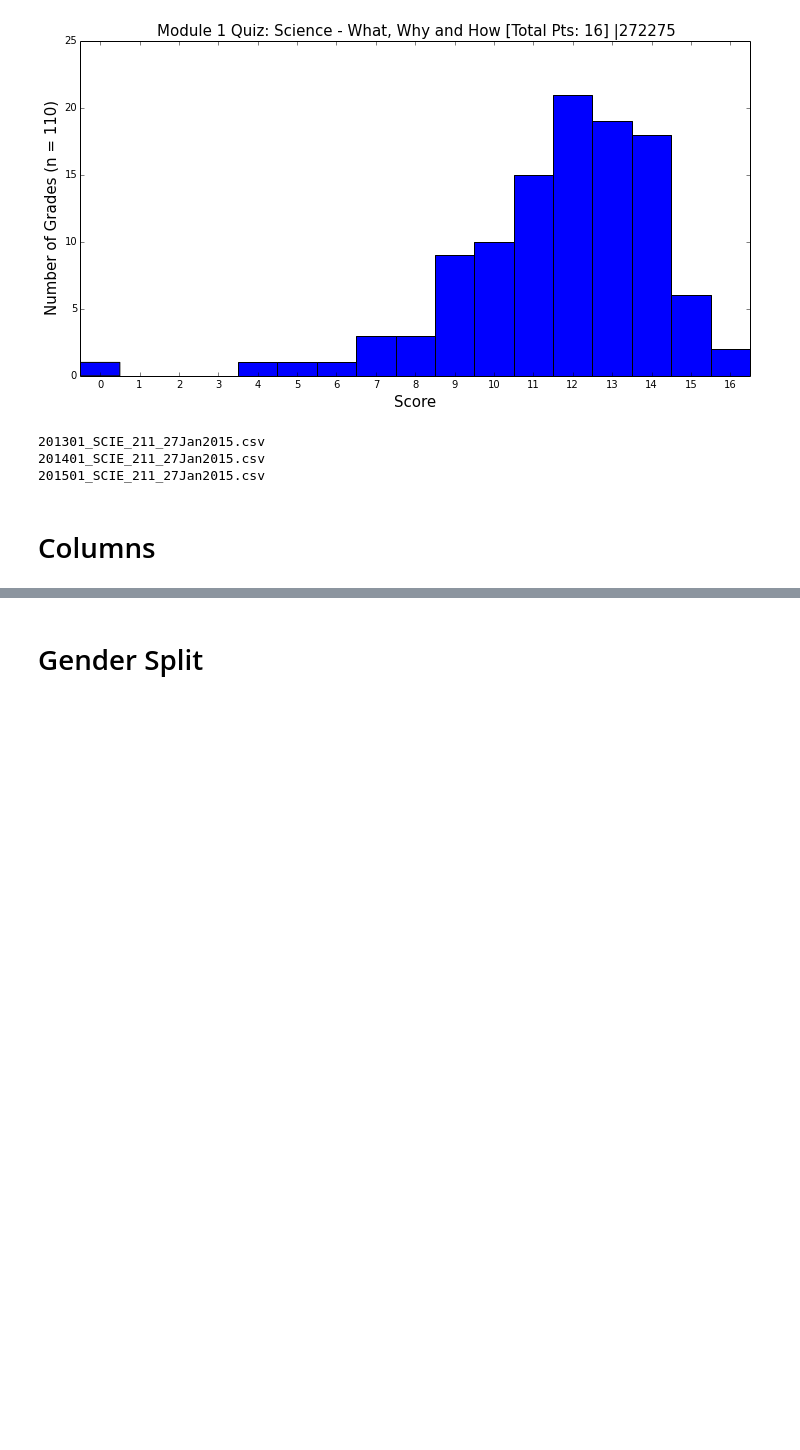
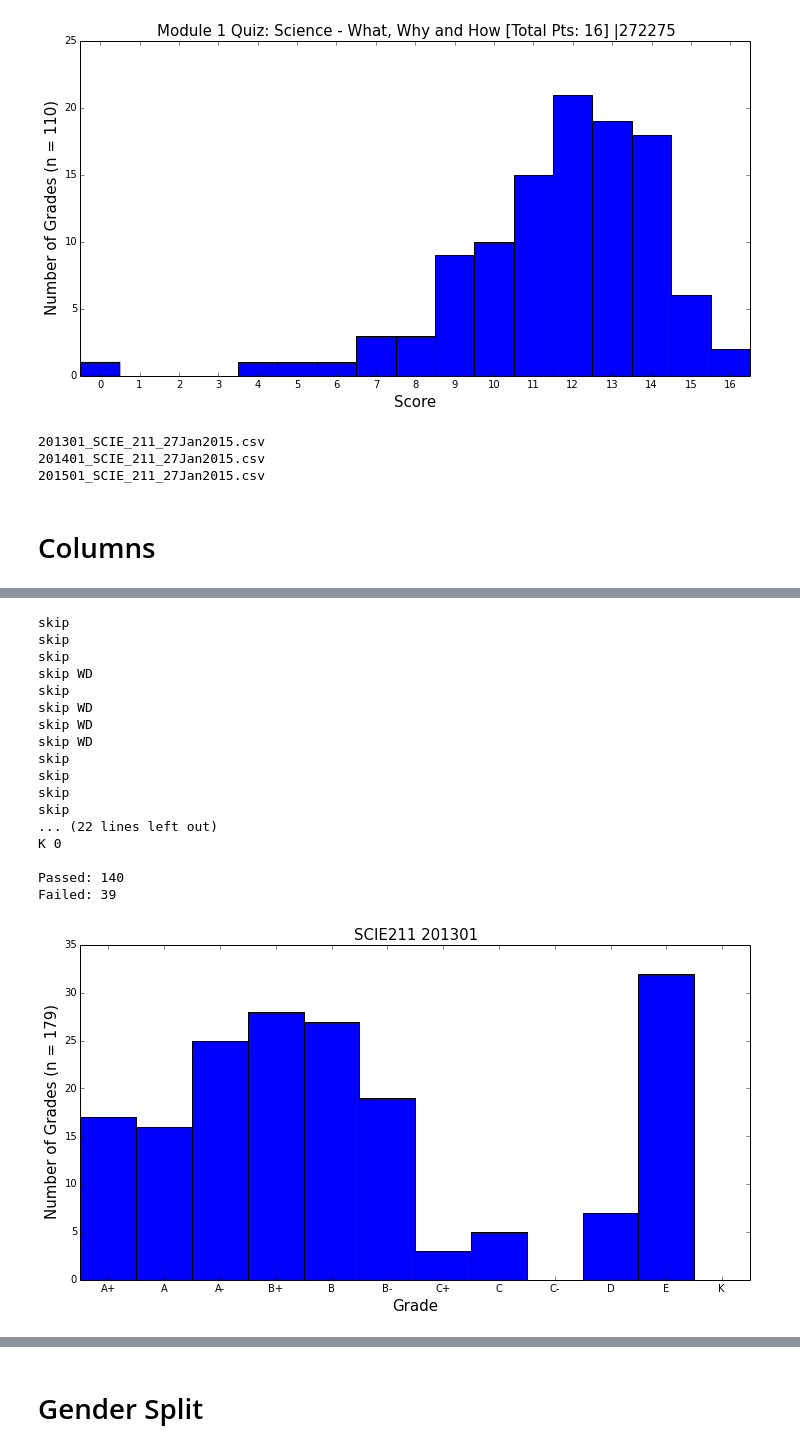
Before and after one commit to kaiwhata/Grade_analysis, a Jupyter notebook: SCIE211_grade_tools.ipynb, the cells around one changed output, grey strips where cells are left out. Saved outputs shown, nothing was run; the diff lists cells and outputs as text; code cells hidden in the pictures; blank space fills up the shorter version.

```diff
--- a/SCIE211_grade_tools.ipynb
+++ b/SCIE211_grade_tools.ipynb
@@ -123,8 +121,7 @@ def loadin(filename):
     data = []
     for line in ifile.readlines():
         line=line.strip()
-        #line=line[1:-1]
-        line=line.split('","')
+        line=line.split(',')
         row = []
         for item in line:
             item=item.strip('"')
@@ -146,0 +204,21 @@ for i in range(len(SCIE211_2013[0])):
+# %%
+paper_hist(SCIE211_2013)
+# %% [output]
+skip
+skip
+skip
+skip WD
+skip
+skip WD
+skip WD
+skip WD
+skip
+skip
+skip
+skip
+... (22 lines left out)
+K 0
+
+Passed: 140
+Failed: 39
+[figure, added]
```
Also changed, not shown: parts of 21 cells of this notebook.
